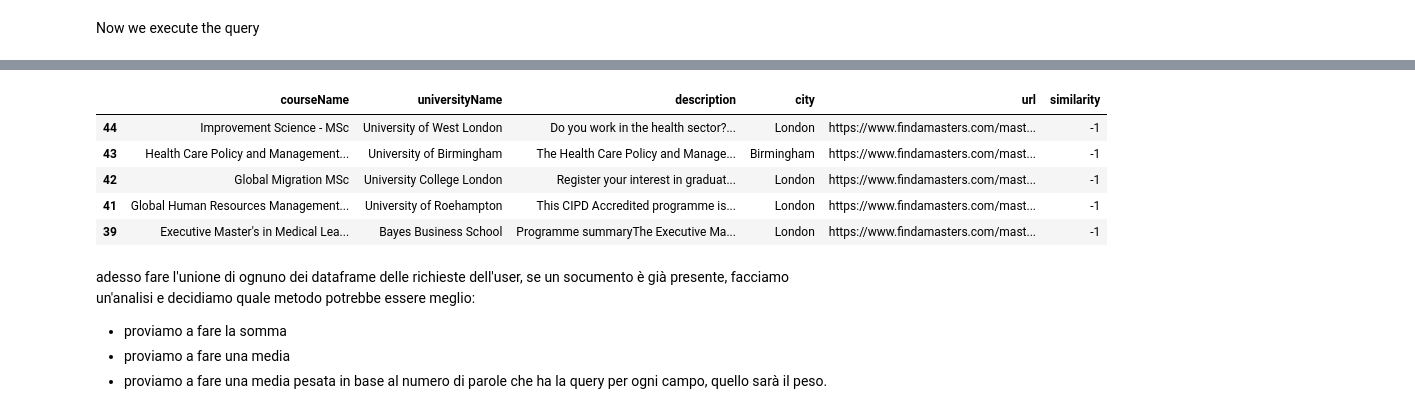
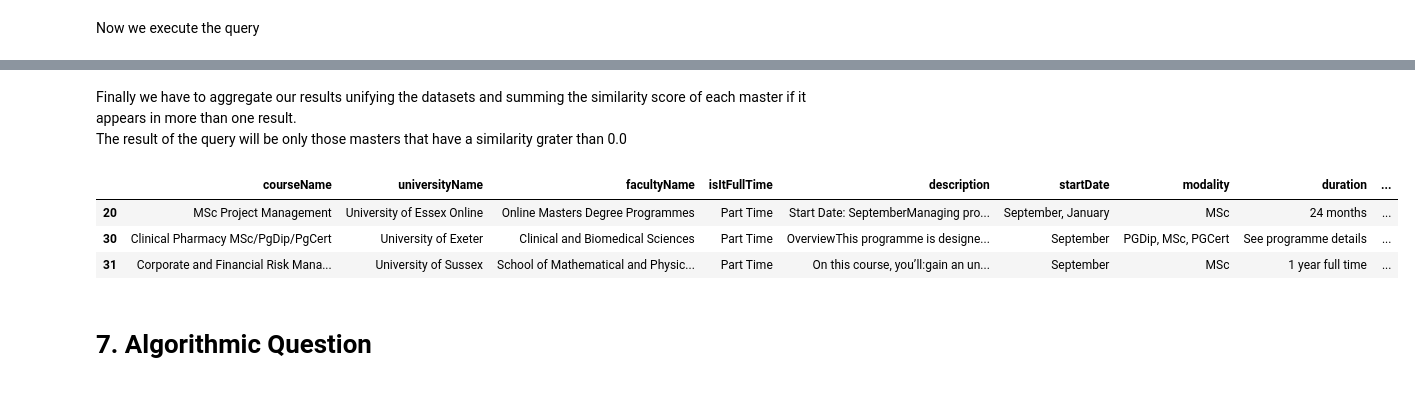
Before and after one commit to diego-ciciani01/ADM---HV3, a Jupyter notebook: copia main 2.ipynb, the cells around one changed output, grey strips where cells are left out. Drawn from its saved outputs; the diff is of its cells as text; code cells hidden in the pictures.

```diff
--- a/copia main 2.ipynb
+++ b/copia main 2.ipynb
@@ -1065,14 +1060,26 @@ results_courseName
-# %%
-results_city
-# %% [output]
-|  | courseName | universityName | description | city | url | similarity |
-| 44 | Improvement Science - MSc | University of West London | Do you work in the health sector?... | London | https://www.findamasters.com/mast... | -1 |
-| 43 | Health Care Policy and Management... | University of Birmingham | The Health Care Policy and Manage... | Birmingham | https://www.findamasters.com/mast... | -1 |
-| 42 | Global Migration MSc | University College London | Register your interest in graduat... | London | https://www.findamasters.com/mast... | -1 |
-| 41 | Global Human Resources Management... | University of Roehampton | This CIPD Accredited programme is... | London | https://www.findamasters.com/mast... | -1 |
-| 39 | Executive Master's in Medical Lea... | Bayes Business School | Programme summaryThe Executive Ma... | London | https://www.findamasters.com/mast... | -1 |
-# %% [markdown]
-adesso fare l'unione di ognuno dei dataframe delle richieste dell'user, se un socumento è già presente, facciamo un'analisi e decidiamo quale metodo potrebbe essere meglio:
-- proviamo a fare la somma
-- proviamo a fare una media
-- proviamo a fare una media pesata in base al numero di parole che ha la query per ogni campo, quello sarà il peso.
+# %% [markdown]
+Finally we have to aggregate our results unifying the datasets and summing the similarity score of each master if it appears in more than one result.\
+The result of the query will be only those masters that have a similarity grater than 0.0
+# %%
+# sum of the scores
+
+grouped_res = pd.concat([results_courseName, results_universityName, results_city])
+result = grouped_res.groupby(grouped_res.index).agg({'similarity':'sum'})
+result = result[result.similarity > 0.0]
+a = result.to_dict() # the dictionary of the indexes of those masters that have summed similarity > 0.0
+
+df_filtered['similarity'] = 0.0  # Initialize a new column with None
+
+for ind in a['similarity'].keys():
+    df_filtered.loc[ind,'similarity'] = a['similarity'][ind]
+
+result = df_filtered.drop(['descr_stem','description_clean', 'clean_courseName', 'clean_universityName', 'clean_city'], axis = 1)
+result = result[result['similarity']>0.0]
+result
+# %% [output]
+|  | courseName | universityName | facultyName | isItFullTime | description | startDate | modality | duration | ... |
+| 20 | MSc Project Management | University of Essex Online | Online Masters Degree Programmes | Part Time | Start Date: SeptemberManaging pro... | September, January | MSc | 24 months | ... |
+| 30 | Clinical Pharmacy MSc/PgDip/PgCert | University of Exeter | Clinical and Biomedical Sciences | Part Time | OverviewThis programme is designe... | September | PGDip, MSc, PGCert | See programme details | ... |
+| 31 | Corporate and Financial Risk Mana... | University of Sussex | School of Mathematical and Physic... | Part Time | On this course, you’ll:gain an un... | September | MSc | 1 year full time | ... |
+# %% [markdown]
+# 7. Algorithmic Question
```
Also changed, not shown: parts of 21 cells of this notebook.
